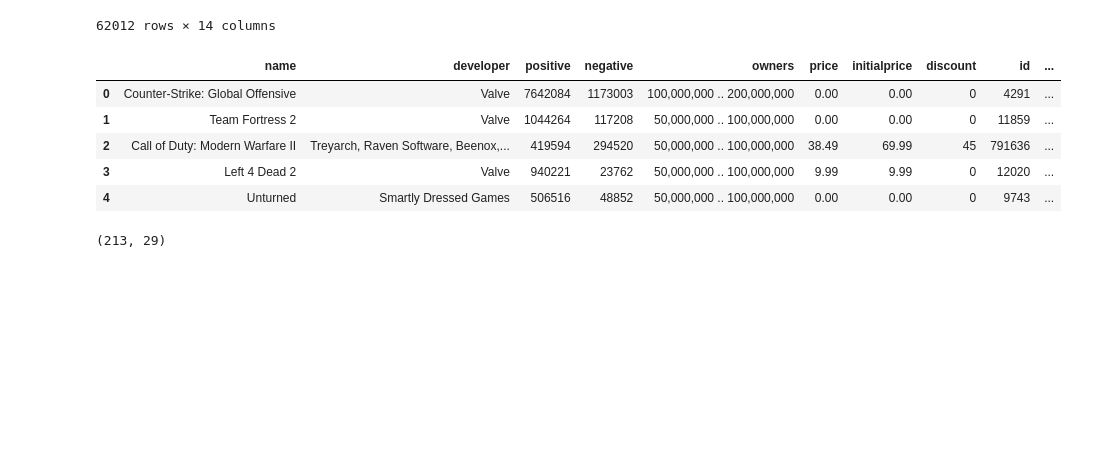
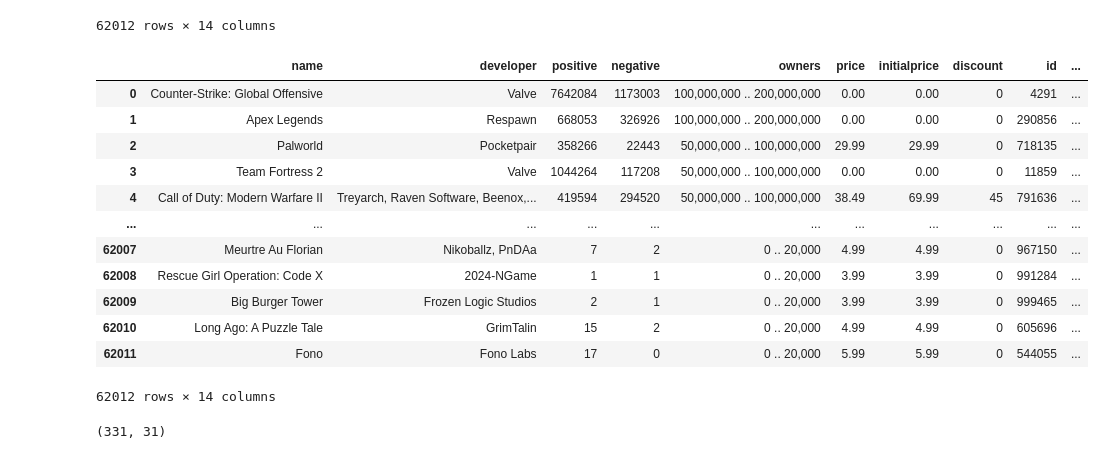
Before and after one commit to MetalMaxALIZ/Proyecto, a Jupyter notebook: pruebas.ipynb, the cells around one changed output. Cells and saved outputs as stored; diff of their text form; code cells hidden in the pictures; blank space fills up the shorter version.

```diff
--- a/pruebas.ipynb
+++ b/pruebas.ipynb
@@ -138,16 +180,23 @@ df_combinado['initialprice'] = df_combinado['initialprice'].astype(int) / 100
 
 df_combinado['discount'] = df_combinado['discount'].astype(int)
 # %%
-df_combinado.head()
+df_combinado
 # %% [output]
 |  | name | developer | positive | negative | owners | price | initialprice | discount | id | ... |
 | 0 | Counter-Strike: Global Offensive | Valve | 7642084 | 1173003 | 100,000,000 .. 200,000,000 | 0.00 | 0.00 | 0 | 4291 | ... |
-| 1 | Team Fortress 2 | Valve | 1044264 | 117208 | 50,000,000 .. 100,000,000 | 0.00 | 0.00 | 0 | 11859 | ... |
-| 2 | Call of Duty: Modern Warfare II | Treyarch, Raven Software, Beenox,... | 419594 | 294520 | 50,000,000 .. 100,000,000 | 38.49 | 69.99 | 45 | 791636 | ... |
-| 3 | Left 4 Dead 2 | Valve | 940221 | 23762 | 50,000,000 .. 100,000,000 | 9.99 | 9.99 | 0 | 12020 | ... |
-| 4 | Unturned | Smartly Dressed Games | 506516 | 48852 | 50,000,000 .. 100,000,000 | 0.00 | 0.00 | 0 | 9743 | ... |
+| 1 | Apex Legends | Respawn | 668053 | 326926 | 100,000,000 .. 200,000,000 | 0.00 | 0.00 | 0 | 290856 | ... |
+| 2 | Palworld | Pocketpair | 358266 | 22443 | 50,000,000 .. 100,000,000 | 29.99 | 29.99 | 0 | 718135 | ... |
+| 3 | Team Fortress 2 | Valve | 1044264 | 117208 | 50,000,000 .. 100,000,000 | 0.00 | 0.00 | 0 | 11859 | ... |
+| 4 | Call of Duty: Modern Warfare II | Treyarch, Raven Software, Beenox,... | 419594 | 294520 | 50,000,000 .. 100,000,000 | 38.49 | 69.99 | 45 | 791636 | ... |
+| ... | ... | ... | ... | ... | ... | ... | ... | ... | ... | ... |
+| 62007 | Meurtre Au Florian | Nikoballz, PnDAa | 7 | 2 | 0 .. 20,000 | 4.99 | 4.99 | 0 | 967150 | ... |
+| 62008 | Rescue Girl Operation: Code X | 2024-NGame | 1 | 1 | 0 .. 20,000 | 3.99 | 3.99 | 0 | 991284 | ... |
+| 62009 | Big Burger Tower | Frozen Logic Studios | 2 | 1 | 0 .. 20,000 | 3.99 | 3.99 | 0 | 999465 | ... |
+| 62010 | Long Ago: A Puzzle Tale | GrimTalin | 15 | 2 | 0 .. 20,000 | 4.99 | 4.99 | 0 | 605696 | ... |
+| 62011 | Fono | Fono Labs | 17 | 0 | 0 .. 20,000 | 5.99 | 5.99 | 0 | 544055 | ... |
+62012 rows × 14 columns
 # %%
-df_combinado2 = pd.merge(df_juegos, df_combinado, left_on='nombre', right_on='name', how='inner')
+df_combinado2 = pd.merge(df_juegos_propios, df_combinado, left_on='nombre', right_on='name', how='inner')
 df_combinado2.shape
 # %% [output]
-(213, 29)
+(331, 31)
```
Also changed, not shown: parts of 11 cells of this notebook, 5 other files.
